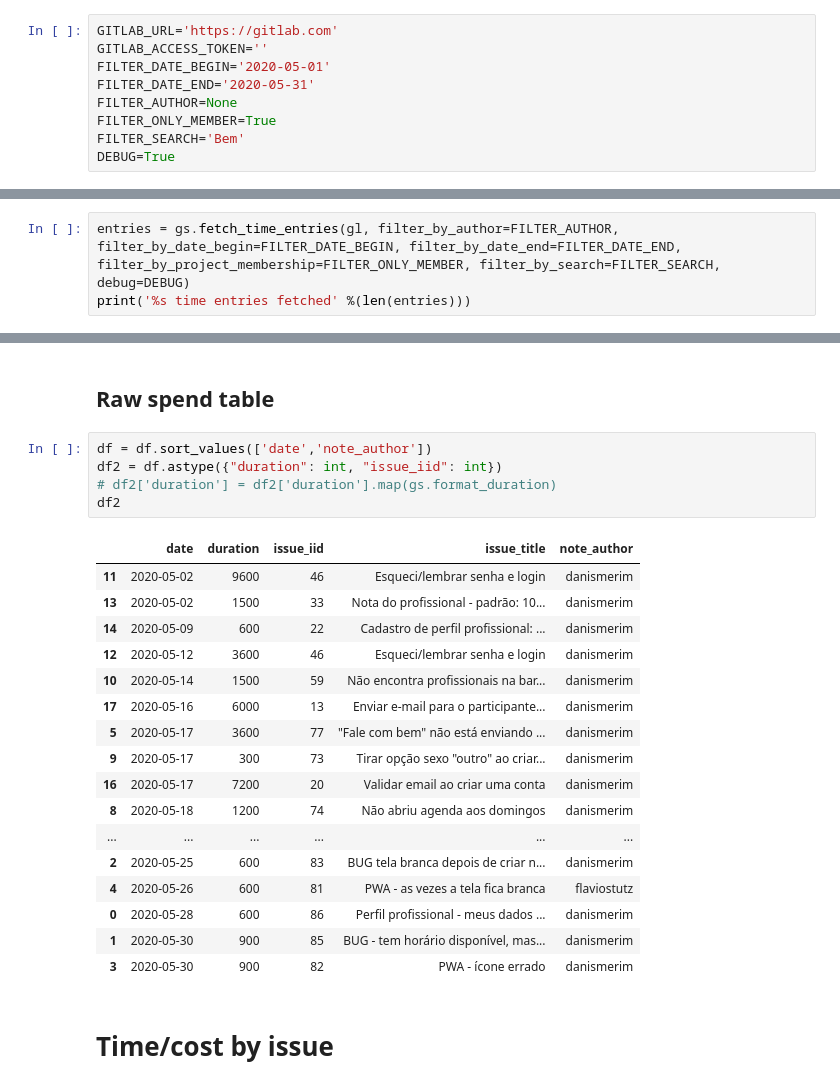
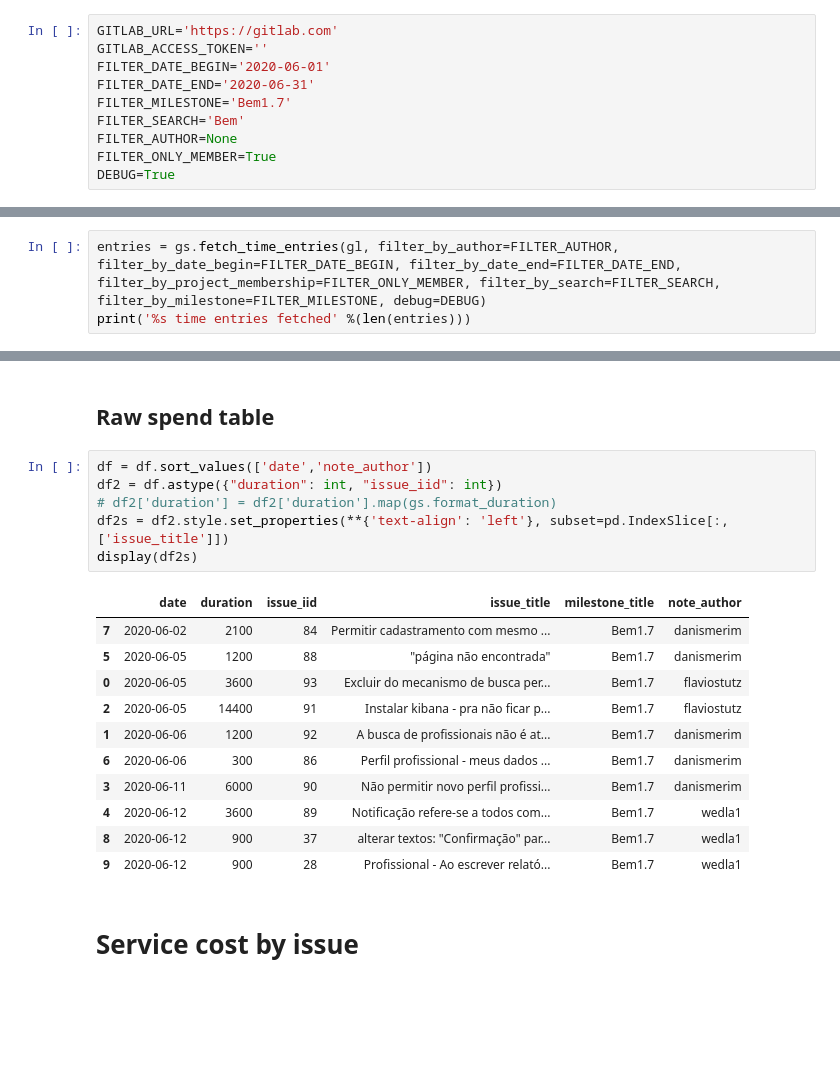
Before and after one commit to stutzlab/gitlab-reports, a Jupyter notebook: notebooks/gitlab-timespent.ipynb, the cells around one changed output, grey strips where cells are left out. Cells and saved outputs as stored; diff of their text form; blank space fills up the shorter version.

```diff
--- a/notebooks/gitlab-timespent.ipynb
+++ b/notebooks/gitlab-timespent.ipynb
@@ -3,9 +3,10 @@
 # %%
 GITLAB_URL='https://gitlab.com'
 GITLAB_ACCESS_TOKEN=''
-FILTER_DATE_BEGIN='2020-05-01'
-FILTER_DATE_END='2020-05-31'
+FILTER_DATE_BEGIN='2020-06-01'
+FILTER_DATE_END='2020-06-31'
+FILTER_MILESTONE='Bem1.7'
+FILTER_SEARCH='Bem'
 FILTER_AUTHOR=None
 FILTER_ONLY_MEMBER=True
-FILTER_SEARCH='Bem'
 DEBUG=True
@@ -17,7 +23,7 @@ import gitlab
 import modules.gitlabspent as gs
 gl = gitlab.Gitlab(GITLAB_URL, private_token=GITLAB_ACCESS_TOKEN)
 # %%
-entries = gs.fetch_time_entries(gl, filter_by_author=FILTER_AUTHOR, filter_by_date_begin=FILTER_DATE_BEGIN, filter_by_date_end=FILTER_DATE_END, filter_by_project_membership=FILTER_ONLY_MEMBER, filter_by_search=FILTER_SEARCH, debug=DEBUG)
+entries = gs.fetch_time_entries(gl, filter_by_author=FILTER_AUTHOR, filter_by_date_begin=FILTER_DATE_BEGIN, filter_by_date_end=FILTER_DATE_END, filter_by_project_membership=FILTER_ONLY_MEMBER, filter_by_search=FILTER_SEARCH, filter_by_milestone=FILTER_MILESTONE, debug=DEBUG)
 print('%s time entries fetched' %(len(entries)))
 # %% [output]
 Getting projects. search=Bem only_member=True
@@ -36,26 +42,21 @@ for e in entries[0]:
 # %%
 df = df.sort_values(['date','note_author'])
 df2 = df.astype({"duration": int, "issue_iid": int})
 # df2['duration'] = df2['duration'].map(gs.format_duration)
-df2
+df2s = df2.style.set_properties(**{'text-align': 'left'}, subset=pd.IndexSlice[:, ['issue_title']])
+display(df2s)
 # %% [output]
-|  | date | duration | issue_iid | issue_title | note_author |
-| 11 | 2020-05-02 | 9600 | 46 | Esqueci/lembrar senha e login | danismerim |
-| 13 | 2020-05-02 | 1500 | 33 | Nota do profissional - padrão: 10... | danismerim |
-| 14 | 2020-05-09 | 600 | 22 | Cadastro de perfil profissional: ... | danismerim |
-| 12 | 2020-05-12 | 3600 | 46 | Esqueci/lembrar senha e login | danismerim |
-| 10 | 2020-05-14 | 1500 | 59 | Não encontra profissionais na bar... | danismerim |
-| 17 | 2020-05-16 | 6000 | 13 | Enviar e-mail para o participante... | danismerim |
-| 5 | 2020-05-17 | 3600 | 77 | "Fale com bem" não está enviando ... | danismerim |
-| 9 | 2020-05-17 | 300 | 73 | Tirar opção sexo "outro" ao criar... | danismerim |
-| 16 | 2020-05-17 | 7200 | 20 | Validar email ao criar uma conta | danismerim |
-| 8 | 2020-05-18 | 1200 | 74 | Não abriu agenda aos domingos | danismerim |
-| ... | ... | ... | ... | ... | ... |
-| 2 | 2020-05-25 | 600 | 83 | BUG tela branca depois de criar n... | danismerim |
-| 4 | 2020-05-26 | 600 | 81 | PWA - as vezes a tela fica branca | flaviostutz |
-| 0 | 2020-05-28 | 600 | 86 | Perfil profissional - meus dados ... | danismerim |
-| 1 | 2020-05-30 | 900 | 85 | BUG - tem horário disponível, mas... | danismerim |
-| 3 | 2020-05-30 | 900 | 82 | PWA - ícone errado | danismerim |
+|  | date | duration | issue_iid | issue_title | milestone_title | note_author |
+| 7 | 2020-06-02 | 2100 | 84 | Permitir cadastramento com mesmo ... | Bem1.7 | danismerim |
+| 5 | 2020-06-05 | 1200 | 88 | "página não encontrada" | Bem1.7 | danismerim |
+| 0 | 2020-06-05 | 3600 | 93 | Excluir do mecanismo de busca per... | Bem1.7 | flaviostutz |
+| 2 | 2020-06-05 | 14400 | 91 | Instalar kibana - pra não ficar p... | Bem1.7 | flaviostutz |
+| 1 | 2020-06-06 | 1200 | 92 | A busca de profissionais não é at... | Bem1.7 | danismerim |
+| 6 | 2020-06-06 | 300 | 86 | Perfil profissional - meus dados ... | Bem1.7 | danismerim |
+| 3 | 2020-06-11 | 6000 | 90 | Não permitir novo perfil profissi... | Bem1.7 | danismerim |
+| 4 | 2020-06-12 | 3600 | 89 | Notificação refere-se a todos com... | Bem1.7 | wedla1 |
+| 8 | 2020-06-12 | 900 | 37 | alterar textos: "Confirmação" par... | Bem1.7 | wedla1 |
+| 9 | 2020-06-12 | 900 | 28 | Profissional - Ao escrever relató... | Bem1.7 | wedla1 |
 # %% [markdown]
-# Time/cost by issue
+# Service cost by issue
 # %%
```
Also changed, not shown: parts of 6 cells of this notebook, 1 other file.
